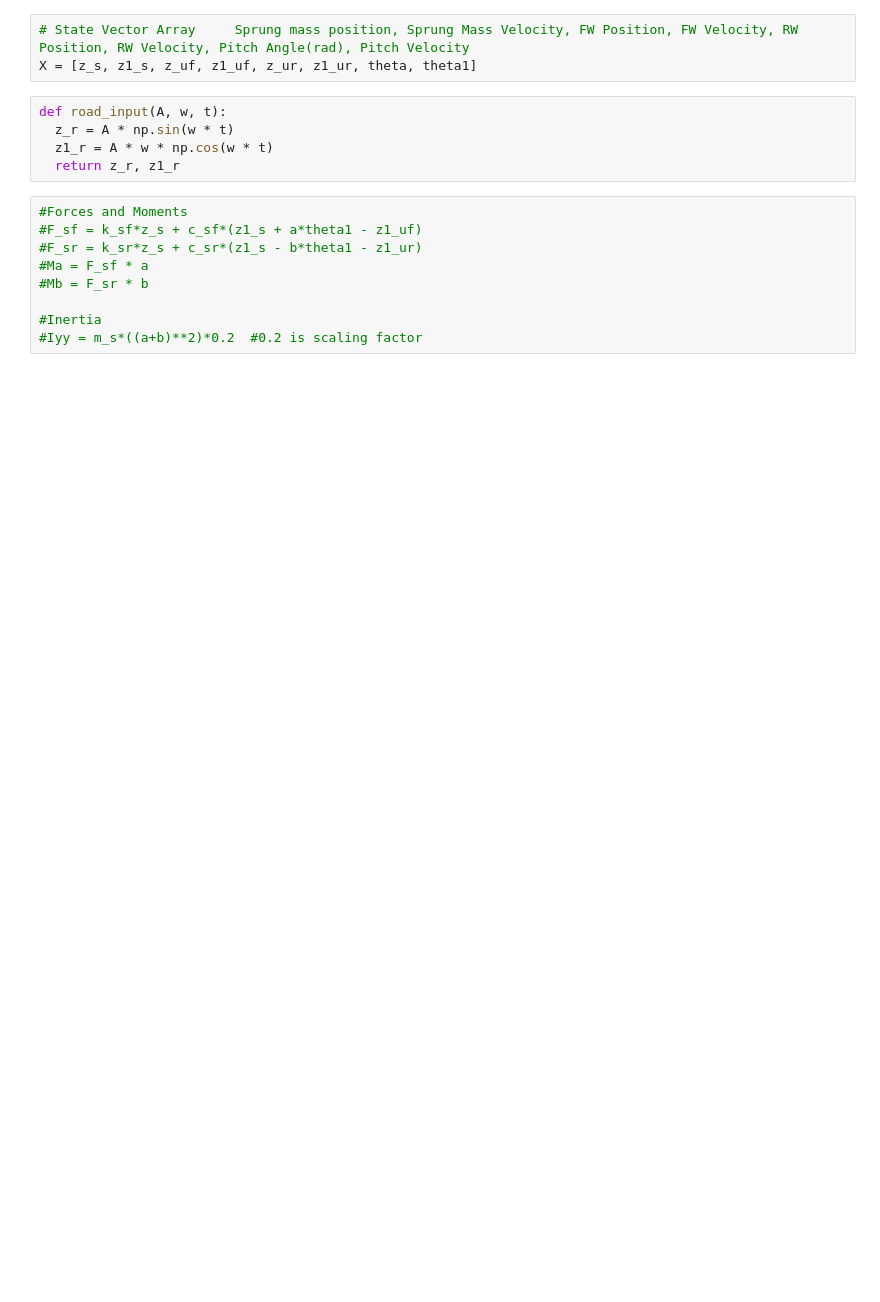
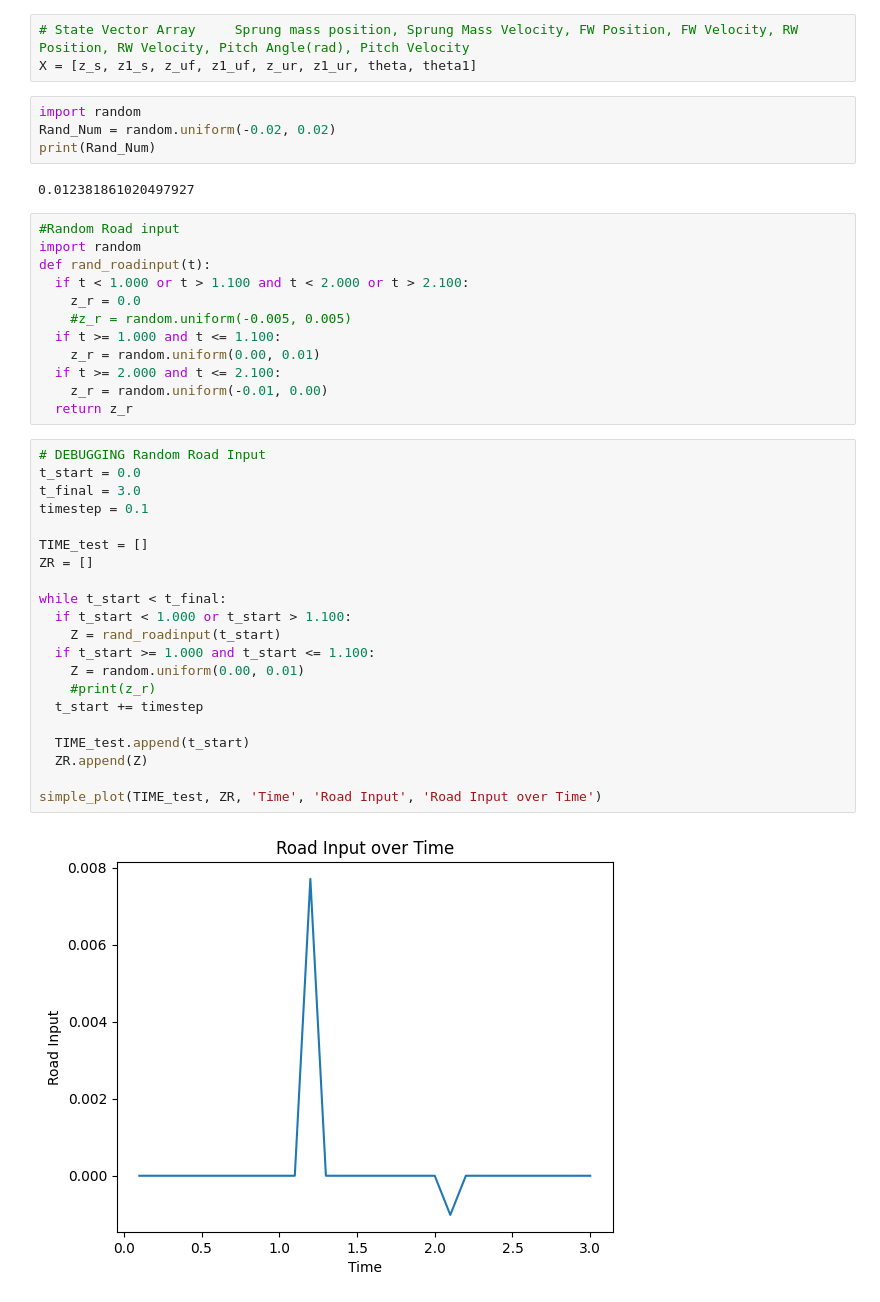
Before and after one commit to ikehone1/Vehicle-Dynamics-Simulator, a Jupyter notebook: Half_Car_Model.ipynb, the cells around one changed output. Saved outputs shown, nothing was run; the diff lists cells and outputs as text; blank space fills up the shorter version.

```diff
--- a/Half_Car_Model.ipynb
+++ b/Half_Car_Model.ipynb
@@ -31,17 +71,44 @@ dt = 0.0005
 # %%
 # State Vector Array     Sprung mass position, Sprung Mass Velocity, FW Position, FW Velocity, RW Position, RW Velocity, Pitch Angle(rad), Pitch Velocity
 X = [z_s, z1_s, z_uf, z1_uf, z_ur, z1_ur, theta, theta1]
-# %%
-def road_input(A, w, t):
-  z_r = A * np.sin(w * t)
-  z1_r = A * w * np.cos(w * t)
-  return z_r, z1_r
-# %%
-#Forces and Moments
-#F_sf = k_sf*z_s + c_sf*(z1_s + a*theta1 - z1_uf)
-#F_sr = k_sr*z_s + c_sr*(z1_s - b*theta1 - z1_ur)
-#Ma = F_sf * a
-#Mb = F_sr * b
-
-#Inertia
-#Iyy = m_s*((a+b)**2)*0.2  #0.2 is scaling factor
+# %%
+import random
+Rand_Num = random.uniform(-0.02, 0.02)
+print(Rand_Num)
+# %% [output]
+0.012381861020497927
+# %%
+#Random Road input
+import random
+def rand_roadinput(t):
+  if t < 1.000 or t > 1.100 and t < 2.000 or t > 2.100:
+    z_r = 0.0
+    #z_r = random.uniform(-0.005, 0.005)
+  if t >= 1.000 and t <= 1.100:
+    z_r = random.uniform(0.00, 0.01)
+  if t >= 2.000 and t <= 2.100:
+    z_r = random.uniform(-0.01, 0.00)
+  return z_r
+# %%
+# DEBUGGING Random Road Input
+t_start = 0.0
+t_final = 3.0
+timestep = 0.1
+
+TIME_test = []
+ZR = []
+
+while t_start < t_final:
+  if t_start < 1.000 or t_start > 1.100:
+    Z = rand_roadinput(t_start)
+  if t_start >= 1.000 and t_start <= 1.100:
+    Z = random.uniform(0.00, 0.01)
+    #print(z_r)
+  t_start += timestep
+
+  TIME_test.append(t_start)
+  ZR.append(Z)
+
+simple_plot(TIME_test, ZR, 'Time', 'Road Input', 'Road Input over Time')
+# %% [output]
+[figure, added]
```
Also changed, not shown: parts of 21 cells of this notebook.
